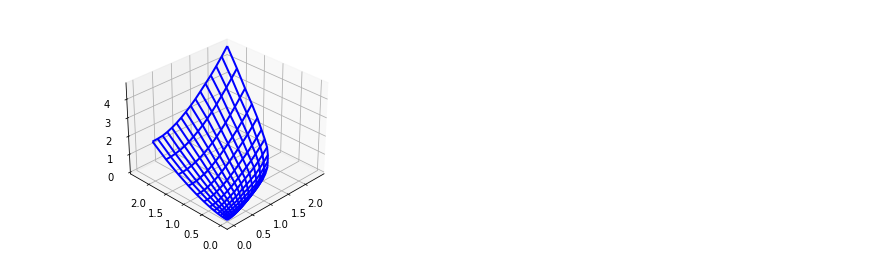
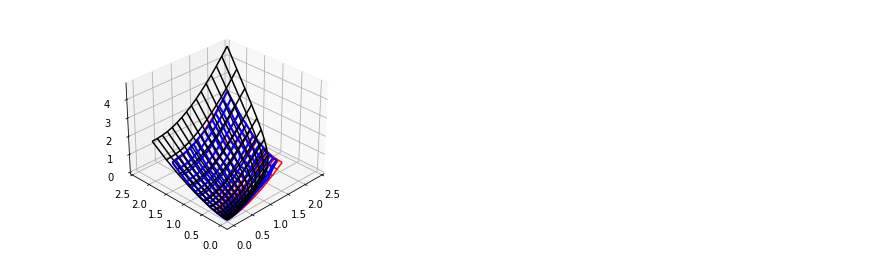
Before and after one commit to jorgenriseth/deepshape, a Jupyter notebook: notebooks/Surface Reparametrization.ipynb, the cells around one changed output. Cells and saved outputs as stored; diff of their text form; code cells hidden in the pictures.

Commit message:
Modular Surface notebook, added training method

```diff
--- a/notebooks/Surface Reparametrization.ipynb
+++ b/notebooks/Surface Reparametrization.ipynb
@@ -181,12 +45,0 @@ r = Qmap(g)
-# %%
-def get_plot_data(f, k=32):
-    K = k**2
-    X = torch.rand(K, 2)
-
-    X, Y = torch.meshgrid((torch.linspace(0, 1, k), torch.linspace(0, 1, k)))
-    X, Y = X.reshape(-1, 1), Y.reshape(-1, 1)
-
-    X = torch.cat((X, Y), dim=1)
-
-    Z = f(X).detach().numpy().T
-    return Z.reshape(3, k, k)
@@ -296,0 +46,6 @@ Finished training in 23.69533s
+# %%
+# Instantiate a 2-layer network with 5 basis functions per layer.
+RN = ReparametrizationNetwork2D(3, 5)
+optimizer = optim.SGD(RN.parameters(), lr=1e-3, momentum=0.5)
+# optimizer = optim.Adam(RN.parameters(), lr=1e-3)
+RN.train(q, r, optimizer, iterations=500)
@@ -297,14 +70,14 @@ Finished training in 23.69533s
 # %%
 Zq = get_plot_data(q, k=16)
 Zr = get_plot_data(r, k=16)
-Zh = get_plot_data(lambda x: RN(x)[1], k=16)
+Zh = get_plot_data(lambda x: RN.reparametrized(r, x), k=16)
 
 fig = plt.figure()
 ax = fig.add_subplot(projection='3d')
-# ax.plot_wireframe(*Zq, color='r')
+ax.plot_wireframe(*Zq, color='r')
 ax.plot_wireframe(*Zh, color='b', lw=2.)
-# ax.plot_wireframe(*Zr, color='k')
+ax.plot_wireframe(*Zr, color='k')
 
 ax.view_init(30, -135)
 # %% [output]
-[figure, old version]
+[figure, new version]
```
Also changed, not shown: parts of 12 cells of this notebook, 3 other files.
